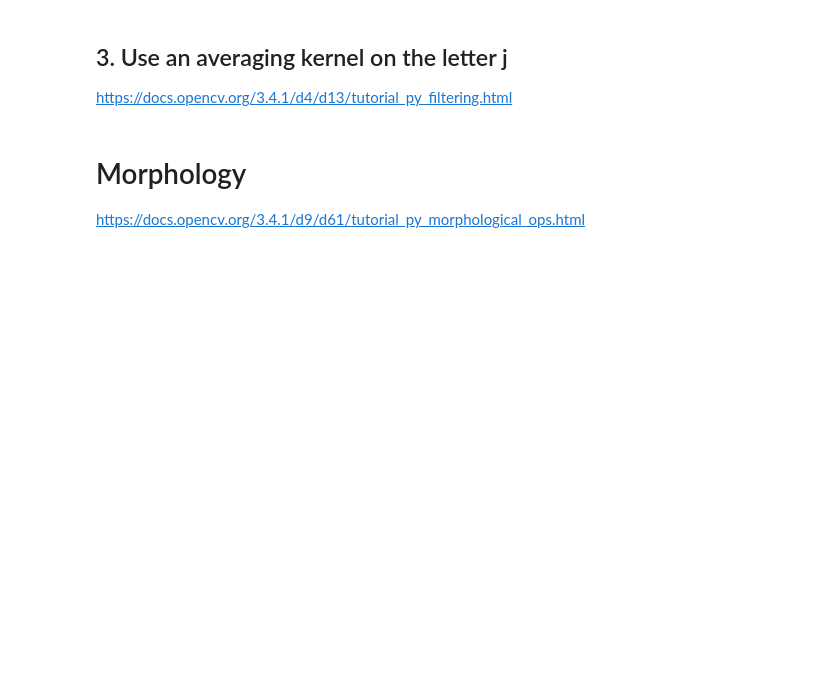
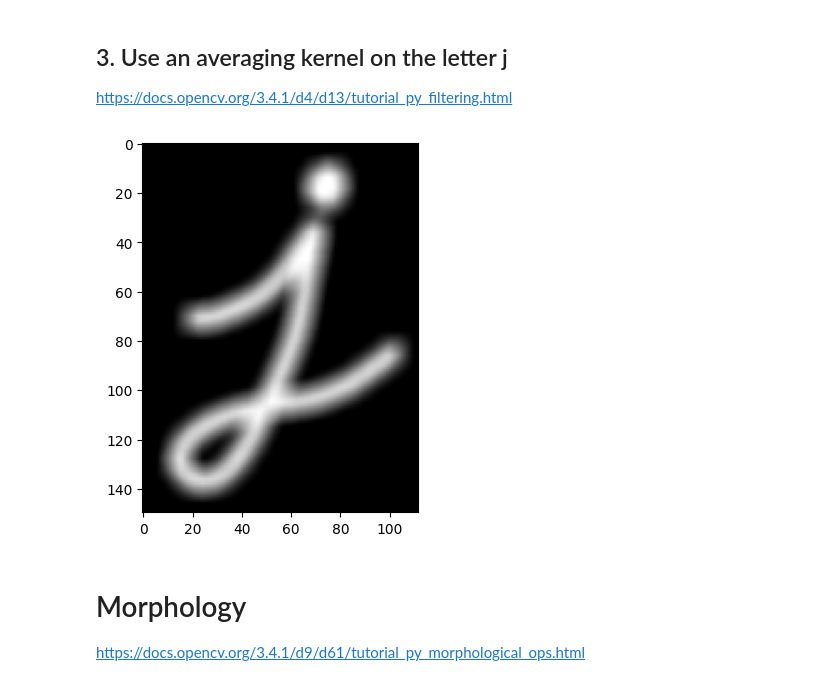
Before and after one commit to z4v6n/ClaireGao_BWSIWeek2_Vision, a Jupyter notebook: notebooks/02_OpenCV.ipynb, the cells around one changed output. Drawn from its saved outputs; the diff is of its cells as text; code cells hidden in the pictures; blank space fills up the shorter version.

```diff
--- a/notebooks/02_OpenCV.ipynb
+++ b/notebooks/02_OpenCV.ipynb
@@ -91,3 +96,9 @@ https://docs.opencv.org/3.4.1/d4/d13/tutorial_py_filtering.html
+# %%
+# 3.
+blur = cv2.blur(letterj, (10, 10))
+plt.imshow(blur, cmap='gray');
+# %% [output]
+[figure, added]
 # %% [markdown]
 # Morphology
 
```
Also changed, not shown: parts of 26 cells of this notebook.
